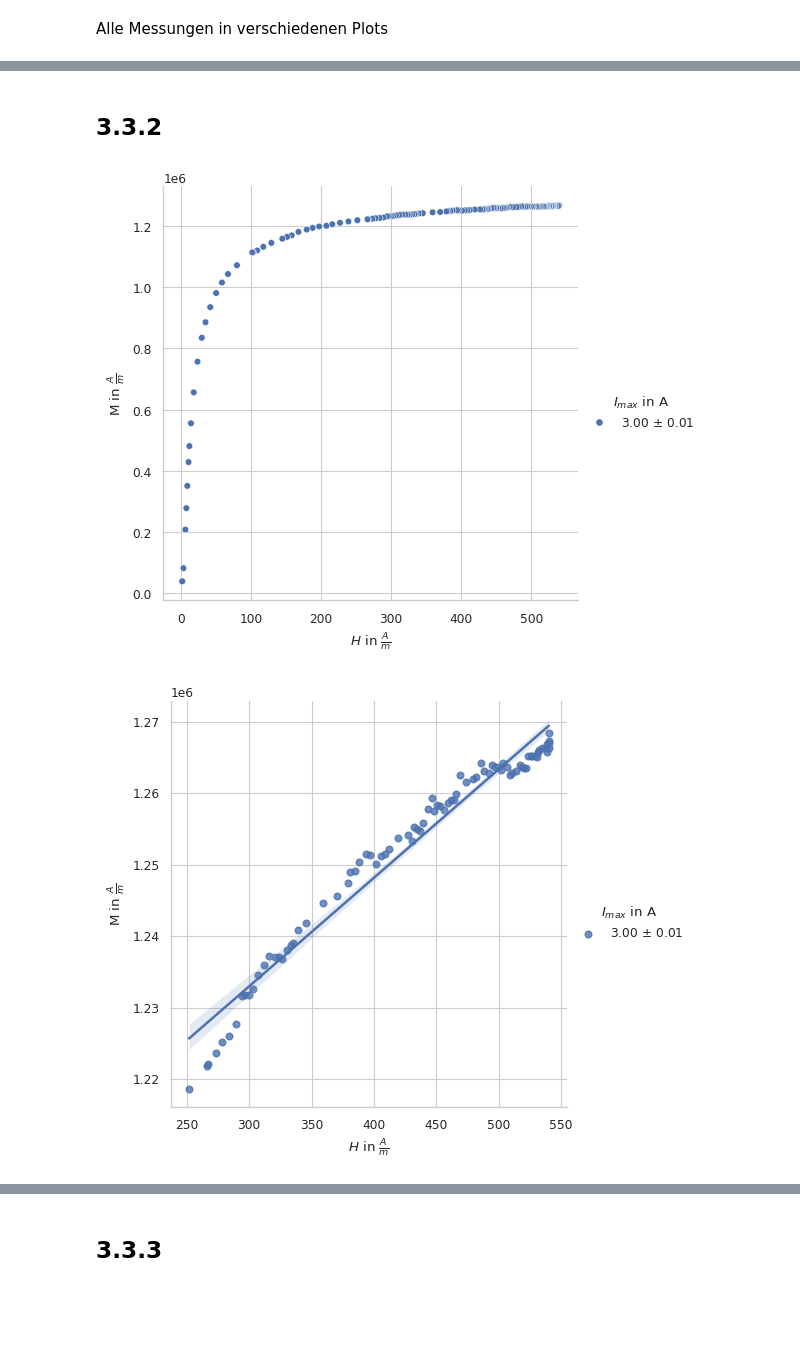
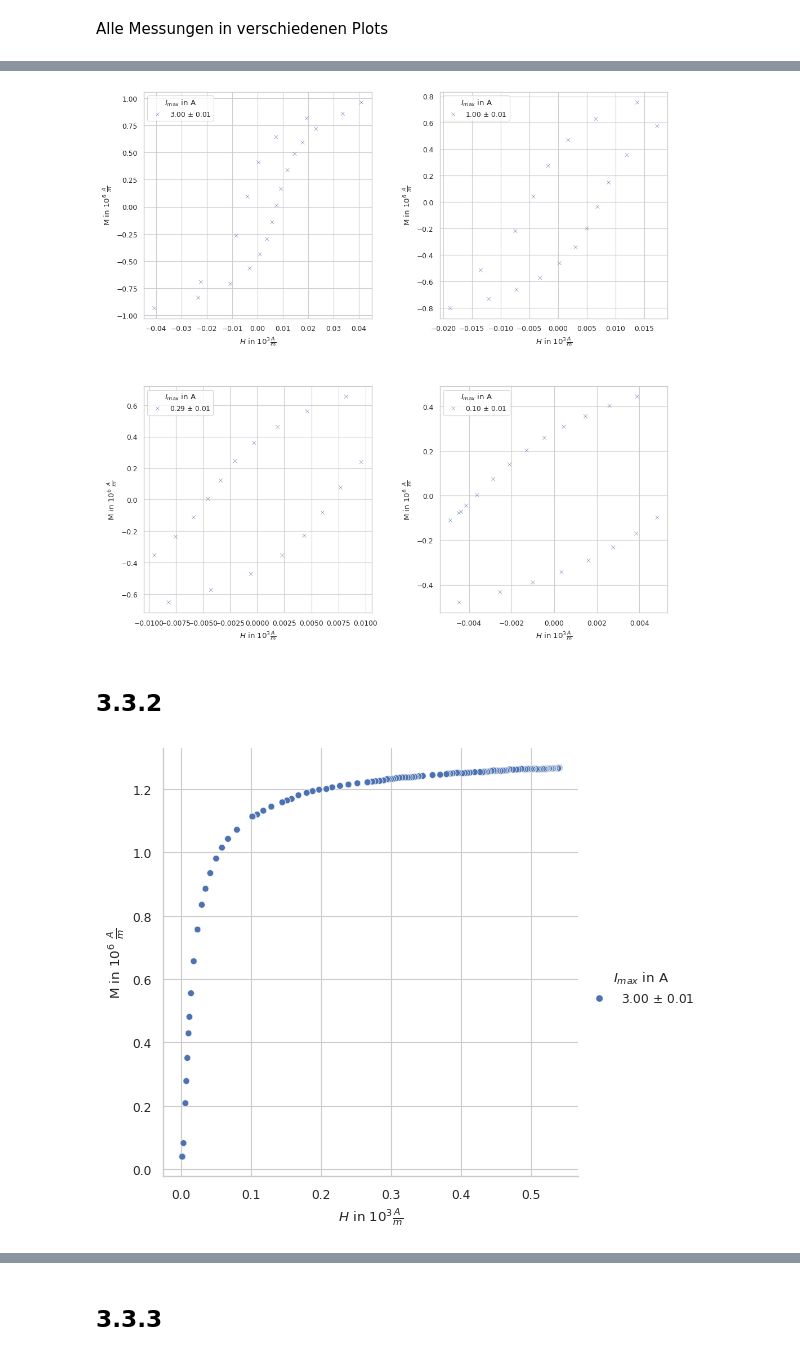
Before and after one commit to ofilla/physik-praktikum-b, a Jupyter notebook: B2.4/data/Auswertung.ipynb, the cells around one changed output, grey strips where cells are left out. Cells and saved outputs as stored; diff of their text form; code cells hidden in the pictures; blank space fills up the shorter version.

```diff
--- a/B2.4/data/Auswertung.ipynb
+++ b/B2.4/data/Auswertung.ipynb
@@ -9,9 +11,9 @@ from matplotlib import pyplot as plt
 # %%
 sns.set_theme(context='paper', style="whitegrid", color_codes=True)
 # %%
-H_column = r'$H$ in $\frac{A}{m}$'
+H_column = r'$H$ in $10^3 \frac{A}{m}$'
 I_column = r'$I_{max}$ in A'
-M_column = r'M in $\frac{A}{m}$'
+M_column = r'M in $10^6\ \frac{A}{m}$'
 # %%
 def plot(data, hue_column=I_column):
     sns.relplot(
@@ -44,14 +46,14 @@ def H(U):
     U_max = heizbar_a.H.max()
     n_p=17
     r=1.5/100 # m
-    return n_p/(2 * math.pi * r) * (3.0/U_max) * U
+    return n_p/(2 * math.pi * r) * (3.0/U_max) * U / 1e3
 # %%
 def M(U):
     nu = 50 # Hz
     n_s = 17
     q = 0.9/10000 # m^2
     mu_0 = 4* math.pi * 1e-7
-    return U / (47*nu*n_s*q*mu_0)
+    return U / (47*nu*n_s*q*mu_0) / 1e6
 # %%
 heizbar_a[I_column] = r'3.00 $\pm$ 0.01'
 heizbar_b[I_column] = r'1.00 $\pm$ 0.01'
@@ -104,3 +106,24 @@ plt.show()
+# %%
+fig = plt.figure(figsize=(12,12))
+fig.subplots_adjust(hspace=0.3, wspace=0.3)
+
+# 4 subplots jeweils 1/2 Breite
+# https://matplotlib.org/stable/api/figure_api.html#matplotlib.figure.Figure.add_subplot
+ax = fig.add_subplot(2, 2, 1)
+subplot(heizbar_a[heizbar_a[H_column].abs() < 0.05], axis=ax)
+
+ax = fig.add_subplot(2, 2, 2)
+subplot(heizbar_b[heizbar_b[H_column].abs() < 0.02], axis=ax)
+
+ax = fig.add_subplot(2, 2, 3)
+subplot(heizbar_c[heizbar_c[H_column].abs() < 0.01], axis=ax)
+
+ax = fig.add_subplot(2, 2, 4)
+subplot(heizbar_d[heizbar_d[H_column].abs() < 0.005], axis=ax)
+
+plt.show()
+# %% [output]
+[figure, added]
 # %%
 heizbar_a['Ringkern'] = 'ohne Spalt'
 # %% [markdown]
@@ -119,15 +142,14 @@ komm_a[I_column] = r'3.00 $\pm$ 0.01'
 komm_b[I_column] = r'0.10 $\pm$ 0.01'
 # %%
 plot(komm_a)
-sns.lmplot(
-    data=komm_a[komm_a[H_column] > 250],
-    x=H_column,
-    y=M_column,
-    hue=I_column,
-    height=5,
-    legend='full'
-);
+# fit_end = sns.lmplot(
+#     data=komm_a[komm_a[H_column] > 0.2],
+#     x=H_column,
+#     y=M_column,
+#     hue=I_column,
+#     height=5,
+#     legend='full'
+# )
 # %% [output]
-[figure, old version]
+[figure, new version]
-[figure, removed]
 # %%
```
Also changed, not shown: parts of 15 cells of this notebook, 1 other file.
